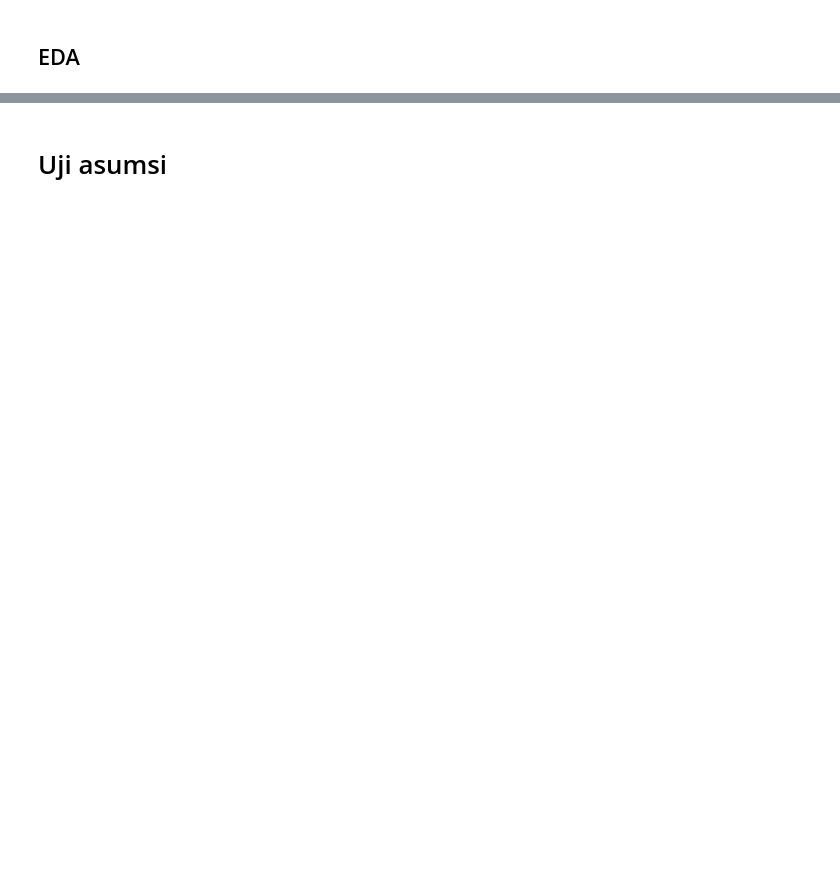
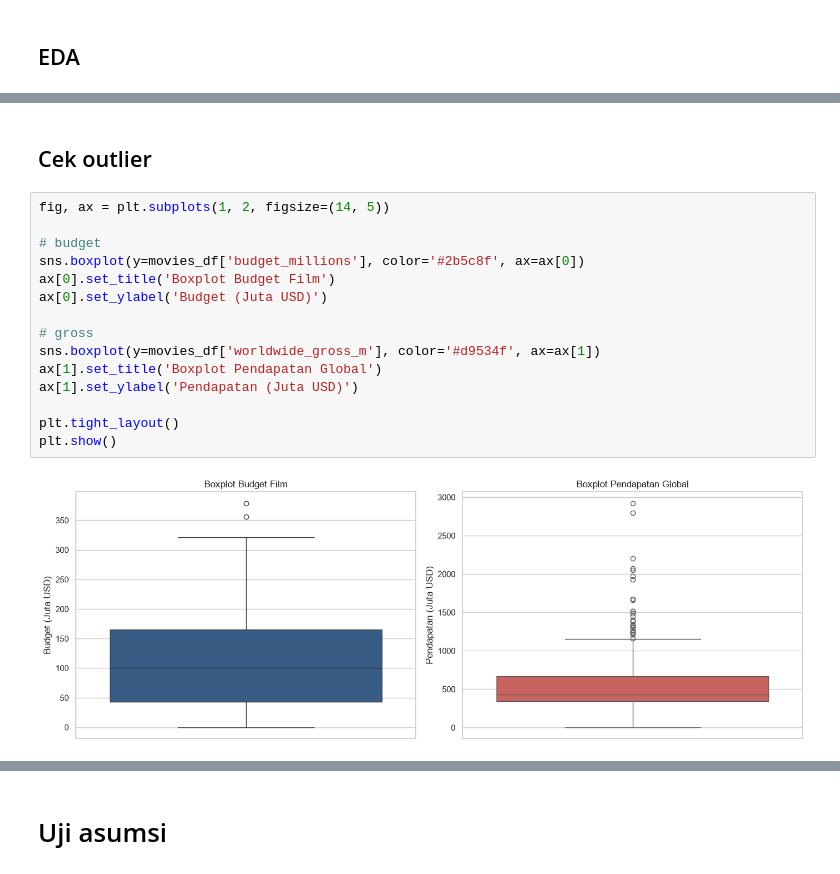
Before and after one commit to ahzasasa/anareg, a Jupyter notebook: simple-linear-regression.ipynb, the cells around one changed output, grey strips where cells are left out. Drawn from its saved outputs; the diff is of its cells as text; blank space fills up the shorter version.

```diff
--- a/simple-linear-regression.ipynb
+++ b/simple-linear-regression.ipynb
@@ -171,0 +127,19 @@ plt.show()
+# %% [markdown]
+## Cek outlier
+# %%
+fig, ax = plt.subplots(1, 2, figsize=(14, 5))
+
+# budget
+sns.boxplot(y=movies_df['budget_millions'], color='#2b5c8f', ax=ax[0])
+ax[0].set_title('Boxplot Budget Film')
+ax[0].set_ylabel('Budget (Juta USD)')
+
+# gross
+sns.boxplot(y=movies_df['worldwide_gross_m'], color='#d9534f', ax=ax[1])
+ax[1].set_title('Boxplot Pendapatan Global')
+ax[1].set_ylabel('Pendapatan (Juta USD)')
+
+plt.tight_layout()
+plt.show()
+# %% [output]
+[figure, added]
```
Also changed, not shown: parts of 33 cells of this notebook.
